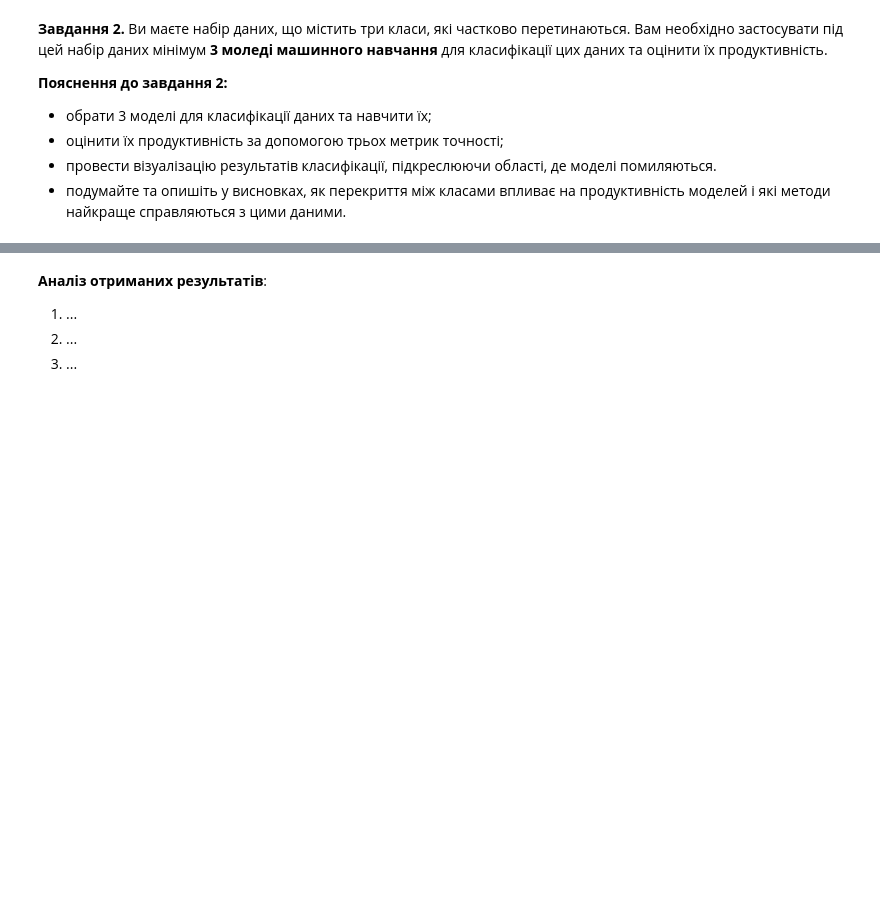
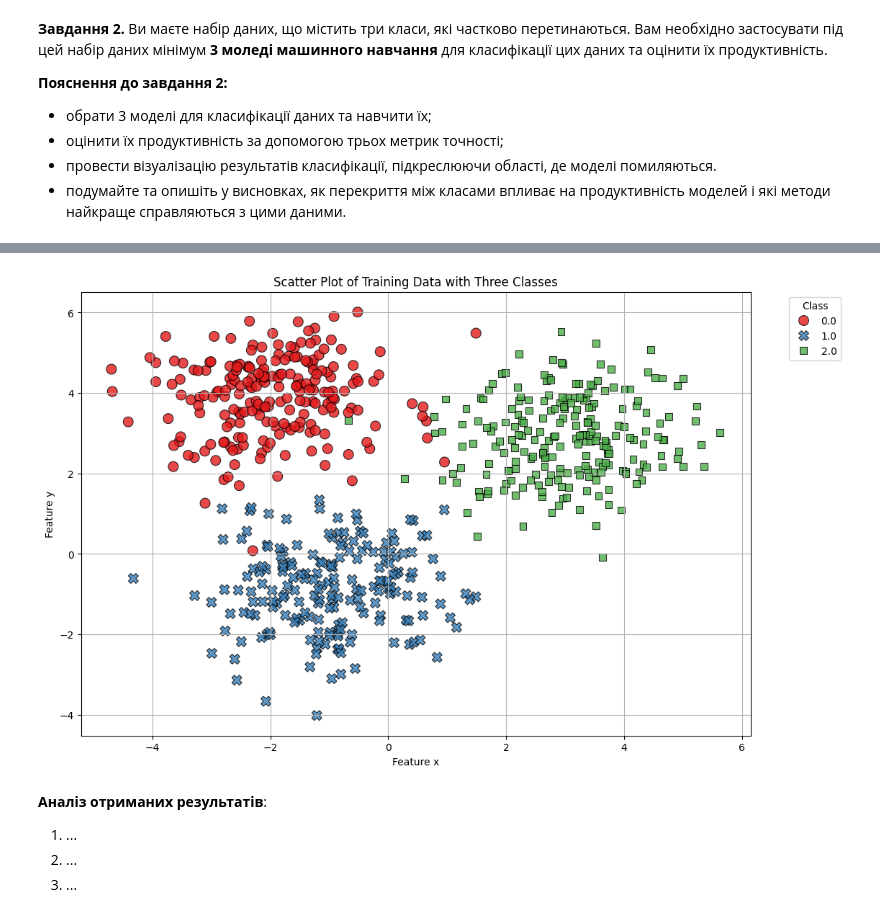
Before and after one commit to kristi5491/data_analytics, a Jupyter notebook: lab3/DM_practice_3.ipynb, the cells around one changed output, grey strips where cells are left out. Saved outputs shown, nothing was run; the diff lists cells and outputs as text; code cells hidden in the pictures; blank space fills up the shorter version.

```diff
--- a/lab3/DM_practice_3.ipynb
+++ b/lab3/DM_practice_3.ipynb
@@ -152,0 +189,21 @@ The optimal number of neighbors is 2 with 99.9%
+# %%
+df_three_classes = pd.read_csv('../lab2/three_classes_sample.csv')
+X = df_three_classes[['x', 'y']]
+y = df_three_classes['Class']
+
+
+X_train, X_test, y_train, y_test = train_test_split(X, y, test_size=0.3, random_state=42)
+
+rf = RandomForestClassifier(n_estimators=100, random_state=42)
+
+rf.fit(X_train, y_train)
+
+y_test_pred = rf.predict(X_test)
+accuracy_test = accuracy_score(y_test, y_test_pred)
+print(f'Accuracy on test data: {accuracy_test * 100:.2f}%')
+
+print('Classification Report (test):')
+print(classification_report(y_test, y_test_pred))
+
+importances = rf.feature_importances_
+feature_names = X.columns
@@ -153,3 +222,16 @@ The optimal number of neighbors is 2 with 99.9%
+# %%
+plt.figure(figsize=(12, 8))
+
+sns.scatterplot(x=X_train['x'], y=X_train['y'], hue=y_train, palette='Set1', style=y_train, s=100, alpha=0.8, edgecolor='k')
+
+plt.title('Scatter Plot of Training Data with Three Classes')
+plt.xlabel('Feature x')
+plt.ylabel('Feature y')
+plt.legend(title='Class', bbox_to_anchor=(1.05, 1), loc='upper left')
+plt.grid(True)
+plt.show()
+# %% [output]
+[figure, added]
 # %%
 # code
 # %%
```
Also changed, not shown: parts of 12 cells of this notebook.
